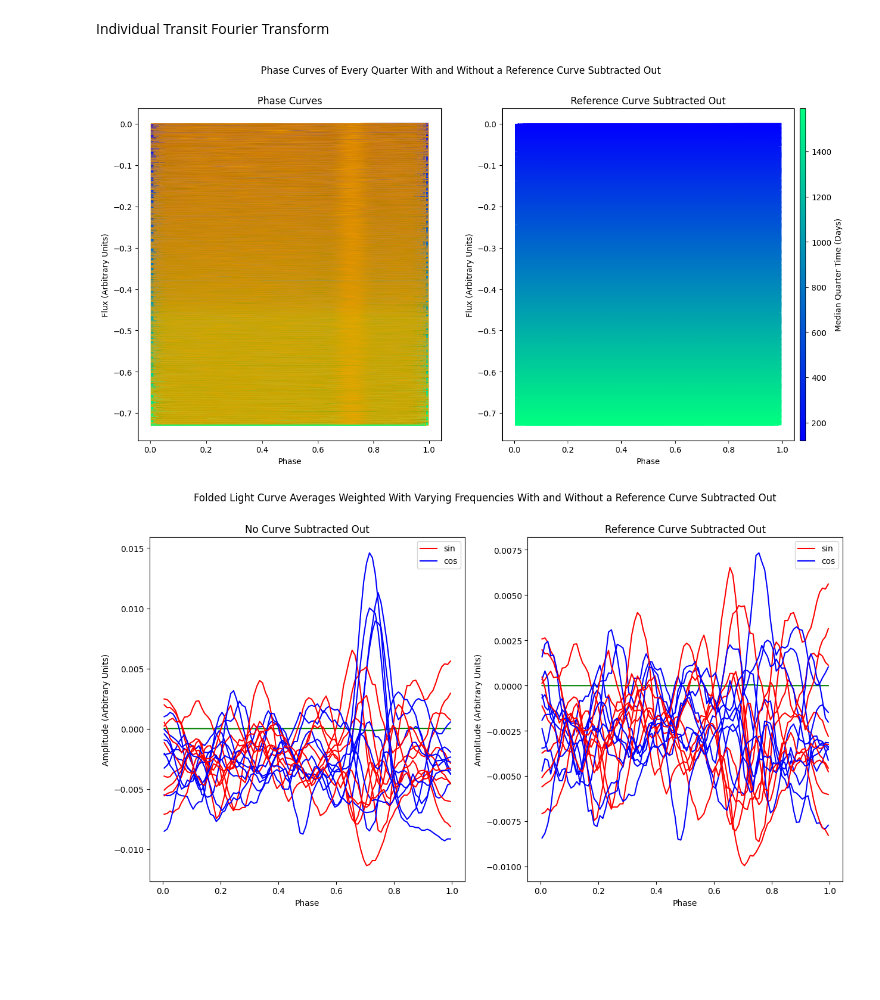
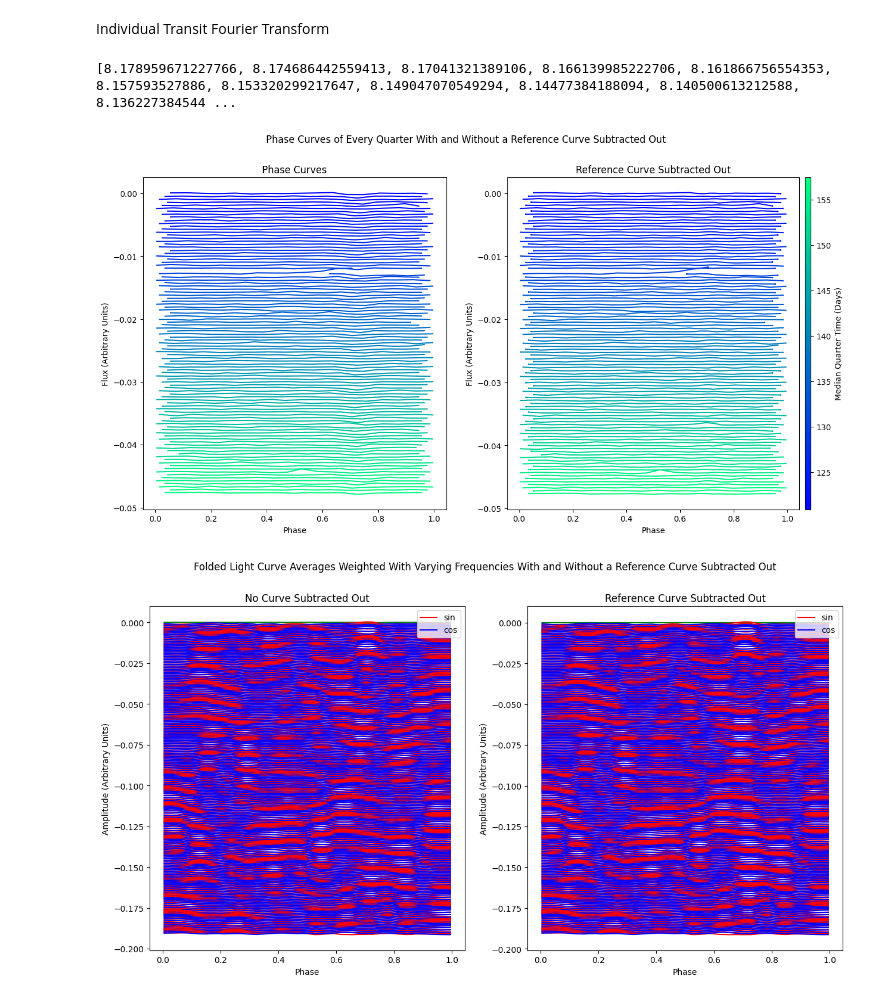
Before and after one commit to nsodickson/USP-Exoplanet-Analysis, a Jupyter notebook: Pipeline.ipynb, the cells around one changed output. Saved outputs shown, nothing was run; the diff lists cells and outputs as text; code cells hidden in the pictures; blank space fills up the shorter version.

```diff
--- a/Pipeline.ipynb
+++ b/Pipeline.ipynb
@@ -56,7 +56,7 @@ class LC:
     def plot(self, mode="time", *args, **kwargs):
         if mode == "phase":
             if self.has_folded:
-                plt.plot(self.phase, self.flux, *args, **kwargs)
+                plt.scatter(self.phase, self.flux, *args, **kwargs)
                 plt.title("Light curve")
                 plt.xlabel(f"Phase")
                 plt.ylabel("Flux")
@@ -981,8 +981,13 @@ plt.show()
 # %% [markdown]
 Individual Transit Fourier Transform
 # %%
-produceTimeBinPlots(lc_list=lc_list_cut, reference_lc=lc, period=period, spacing=spacing, include_boot=True, n_samples=100, bins=np.arange(0, 1.01, 0.01), aggregate_func=np.mean)
-produceFrequencyBinPlots(lc_list=lc_list_cut, reference_lc=lc, period=period, spacing=spacing * 2.5, frequencies=frequencies, bins=np.arange(0, 1.01, 0.01), aggregate_func=np.mean)
+frequencies = [i * (2 * math.pi / (timeline)) for i in range(1, len(lc_list_cut) // 2 + 1)]
+f = frequencies[-1:-201:-1]
+print(f)
+
+produceTimeBinPlots(lc_list=lc_list_cut[1:102], reference_lc=lc, period=period, spacing=spacing * 2.5, bins=np.arange(0, 1.01, 0.01), aggregate_func=np.mean)
+produceFrequencyBinPlots(lc_list=lc_list_cut[1:102], reference_lc=lc, period=period, spacing=spacing * 5, frequencies=f, bins=np.arange(0, 1.01, 0.01), aggregate_func=np.mean)
 # %% [output]
+[8.178959671227766, 8.174686442559413, 8.17041321389106, 8.166139985222706, 8.161866756554353, 8.157593527886, 8.153320299217647, 8.149047070549294, 8.14477384188094, 8.140500613212588, 8.136227384544 ...
-[figure, old version]
+[figure, new version]
-[figure, old version]
+[figure, new version]
```
Also changed, not shown: parts of 1 cell of this notebook.
